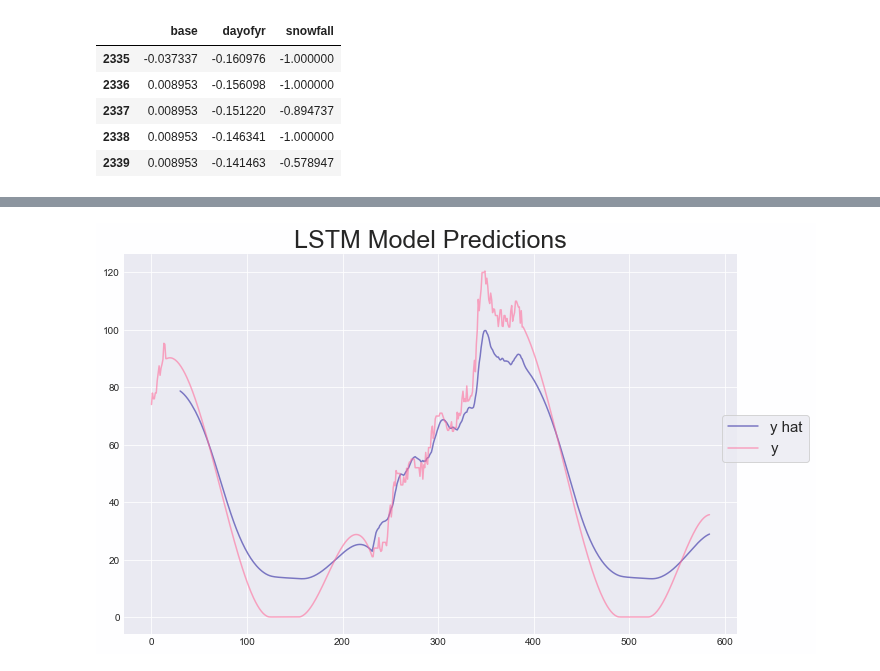
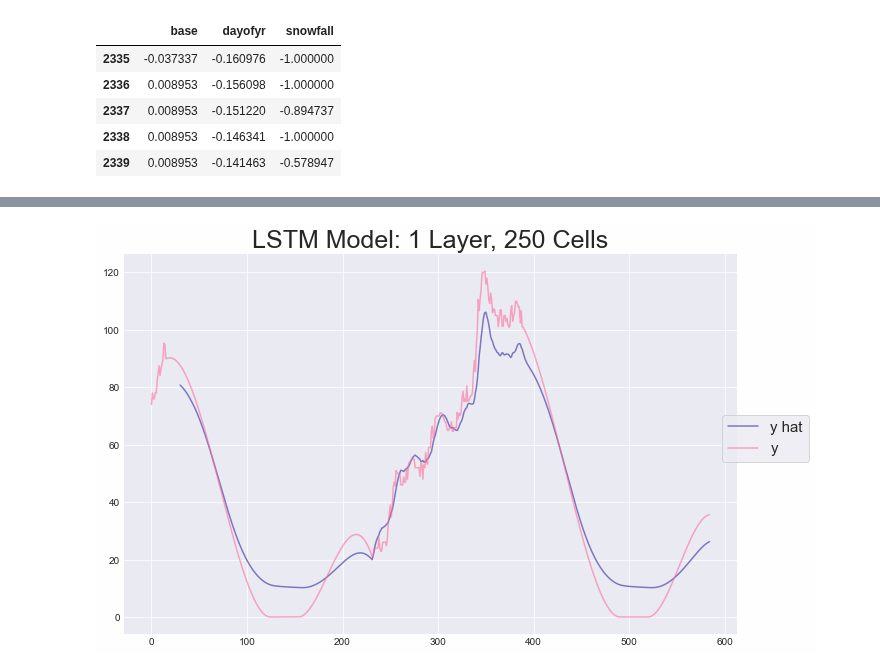
Before and after one commit to chrisoyer/ski-snow-modeling, a Jupyter notebook: src/analysis/TF-snow_ts_analysis.ipynb, the cells around one changed output, grey strips where cells are left out. Drawn from its saved outputs; the diff is of its cells as text; code cells hidden in the pictures.

```diff
--- a/src/analysis/TF-snow_ts_analysis.ipynb
+++ b/src/analysis/TF-snow_ts_analysis.ipynb
@@ -361,0 +388,11 @@ copper_predictions = unscale_predictions(y=copper_predictions_scaled, scaler=cop
+# %%
+# get unscaled series for y
+copper_unscaled_val = unscale_predictions(test_df.base.to_numpy().reshape(-1,1),
+                                          copper_scaler)
+
+# get yhat series
+copper_predictions_scaled250 = get_predictions(lstm_250x1, Xy_val, lookback)
+copper_predictions250 = unscale_predictions(y=copper_predictions_scaled250, scaler=copper_scaler)
+
+copper_predictions_scaled400 = get_predictions(lstm_400x1, Xy_val, lookback)
+copper_predictions400 = unscale_predictions(y=copper_predictions_scaled400, scaler=copper_scaler)
@@ -362,10 +407,11 @@ copper_predictions = unscale_predictions(y=copper_predictions_scaled, scaler=cop
 # %%
-fig, ax = plt.subplots()
-plt.plot(copper_predictions, label="y hat")
-copper_unscaled_val = unscale_predictions(test_df.base.to_numpy().reshape(-1,1),
-                                          copper_scaler)
-plt.plot(copper_unscaled_val, label="y")
-fig.legend(loc='right',  prop={'size': 15}, frameon=True)
-ax.set_title("LSTM Model Predictions", size=25);
+def yhat_plotter_df(y=copper_unscaled_val, yhat=None, title=None):
+    fig, ax = plt.subplots()
+    plt.plot(yhat, label="y hat")
+    plt.plot(y, label="y")
+    fig.legend(loc='right', prop={'size': 15}, frameon=True)
+    ax.set_title(title, size=25);
-# %% [output]
-[figure, removed]
+# %%
+yhat_plotter_df(yhat=copper_predictions250, title="LSTM Model: 1 Layer, 250 Cells")
+# %% [output]
+[figure, added]
```
Also changed, not shown: parts of 17 cells of this notebook, 1 other file.
